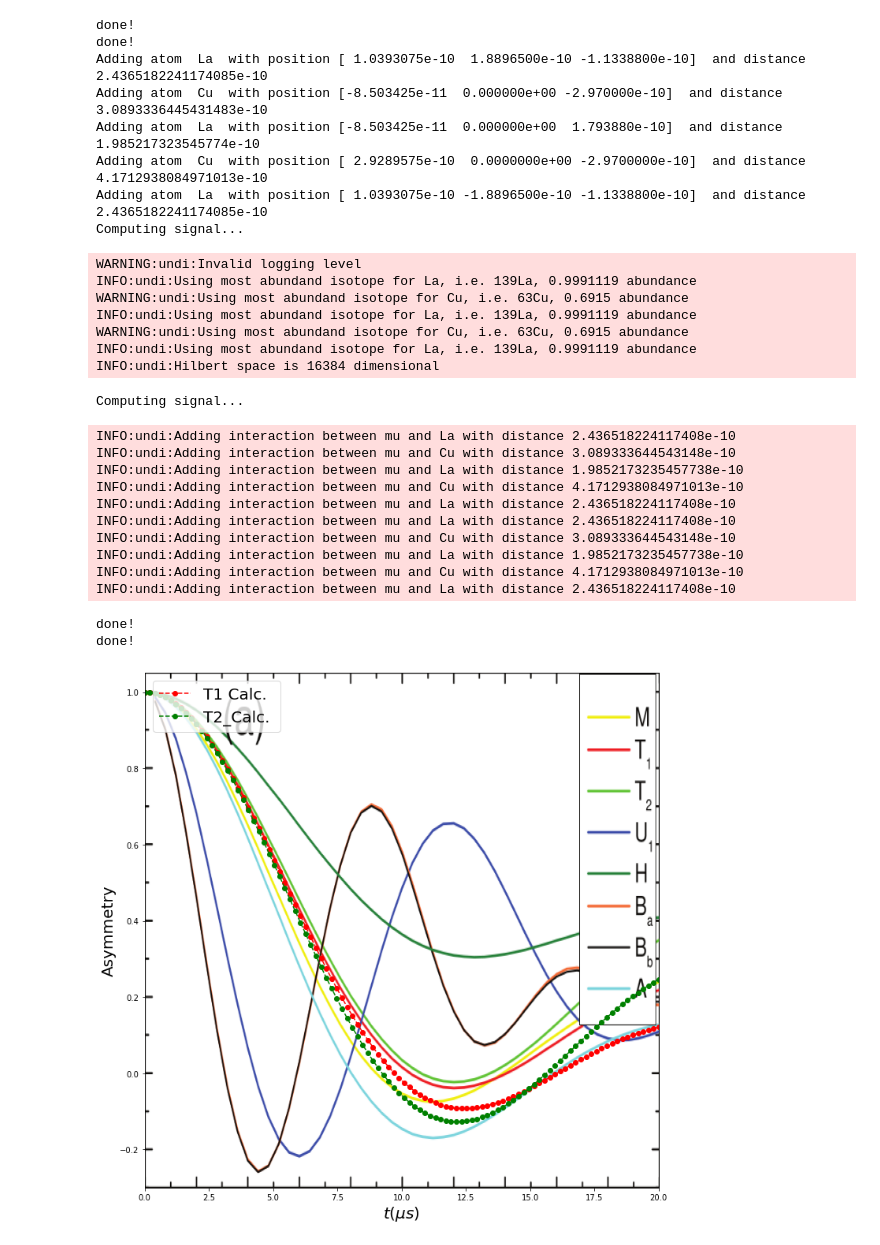
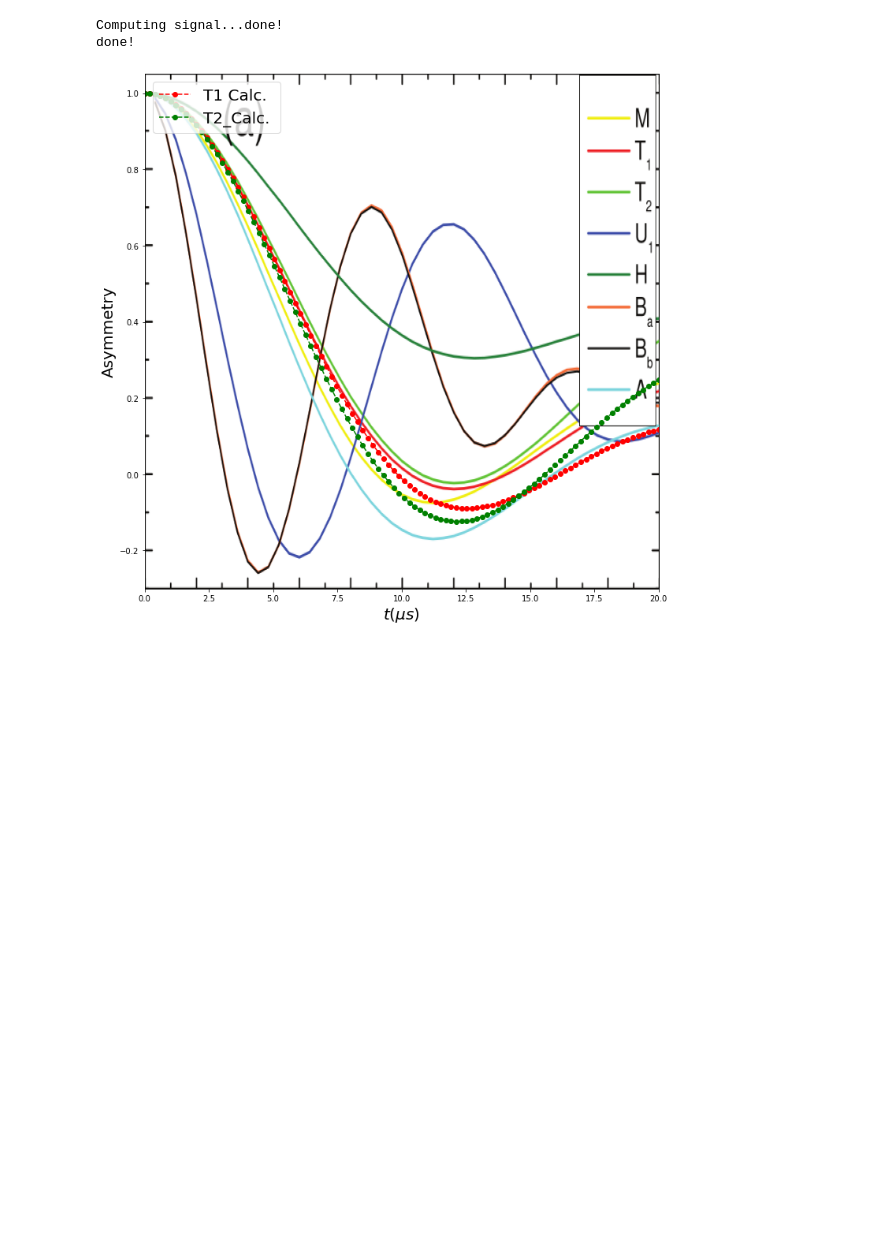
Before and after one commit to bonfus/undi, a Jupyter notebook: examples/LaCuO4.ipynb, the cells around one changed output. Drawn from its saved outputs; the diff is of its cells as text; code cells hidden in the pictures; blank space fills up the shorter version.

```diff
--- a/examples/LaCuO4.ipynb
+++ b/examples/LaCuO4.ipynb
@@ -190,7 +190,7 @@ def gen_signal(atoms, pol_direction, k=2, nrep=1):
     tlist = np.linspace(0, ttime*1e-6, steps)
 
 
-    NS = MuonNuclearInteraction(atoms, log_level='warning')
+    NS = MuonNuclearInteraction(atoms)
     NS.translate_rotate_sample_vec(pol_direction)
 
     print("Computing signal...", end='', flush=True)
@@ -352,13 +305,13 @@ done!
 atoms = gen_neighbouring_atomic_structure([0.2,  0.,  0.15], cutoffs={'Cu':4., 'La':3.})
 
 print("Computing signal...", end='', flush=True)
-signal_T1_Pab = gen_signal(atoms, np.array([1.,1.,0.]), k=2, nrep=2)
+signal_T1_Pab = gen_signal(atoms, np.array([1.,1.,0.]), nrep=2)
 print('done!')
 
 atoms = gen_neighbouring_atomic_structure([0.225,  0.,  0.225], cutoffs={'Cu':4.2, 'La':3.})
 
 print("Computing signal...", end='', flush=True)
-signal_T2_Pab = gen_signal(atoms, np.array([1.,1.,0.]), k=2, nrep=2)
+signal_T2_Pab = gen_signal(atoms, np.array([1.,1.,0.]), nrep=2)
 print('done!')
 
 
@@ -408,30 +355,4 @@ INFO:undi:Adding interaction between mu and La with distance 2.2083836489613844e
+Computing signal...done!
 done!
-done!
-Adding atom  La  with position [ 1.0393075e-10  1.8896500e-10 -1.1338800e-10]  and distance  2.4365182241174085e-10
-Adding atom  Cu  with position [-8.503425e-11  0.000000e+00 -2.970000e-10]  and distance  3.0893336445431483e-10
-Adding atom  La  with position [-8.503425e-11  0.000000e+00  1.793880e-10]  and distance  1.985217323545774e-10
-Adding atom  Cu  with position [ 2.9289575e-10  0.0000000e+00 -2.9700000e-10]  and distance  4.1712938084971013e-10
-Adding atom  La  with position [ 1.0393075e-10 -1.8896500e-10 -1.1338800e-10]  and distance  2.4365182241174085e-10
-Computing signal...
-WARNING:undi:Invalid logging level
-INFO:undi:Using most abundand isotope for La, i.e. 139La, 0.9991119 abundance
-WARNING:undi:Using most abundand isotope for Cu, i.e. 63Cu, 0.6915 abundance
-INFO:undi:Using most abundand isotope for La, i.e. 139La, 0.9991119 abundance
-WARNING:undi:Using most abundand isotope for Cu, i.e. 63Cu, 0.6915 abundance
-INFO:undi:Using most abundand isotope for La, i.e. 139La, 0.9991119 abundance
-INFO:undi:Hilbert space is 16384 dimensional
-Computing signal...
-INFO:undi:Adding interaction between mu and La with distance 2.436518224117408e-10
-INFO:undi:Adding interaction between mu and Cu with distance 3.089333644543148e-10
-INFO:undi:Adding interaction between mu and La with distance 1.9852173235457738e-10
-INFO:undi:Adding interaction between mu and Cu with distance 4.1712938084971013e-10
-INFO:undi:Adding interaction between mu and La with distance 2.436518224117408e-10
-INFO:undi:Adding interaction between mu and La with distance 2.436518224117408e-10
-INFO:undi:Adding interaction between mu and Cu with distance 3.089333644543148e-10
-INFO:undi:Adding interaction between mu and La with distance 1.9852173235457738e-10
-INFO:undi:Adding interaction between mu and Cu with distance 4.1712938084971013e-10
-INFO:undi:Adding interaction between mu and La with distance 2.436518224117408e-10
-done!
-done!
-[figure, old version]
+[figure, new version]
 # %% [markdown]
```
Also changed, not shown: parts of 18 cells of this notebook, 1 other file.
